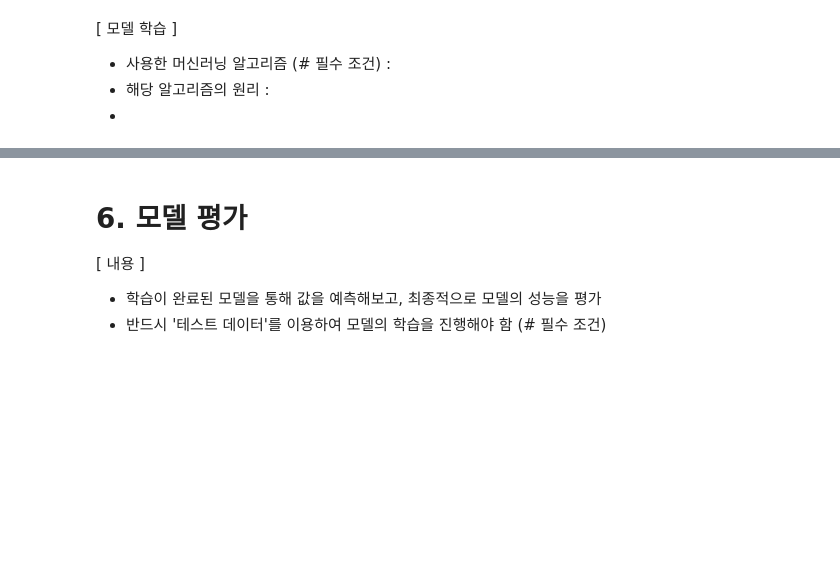
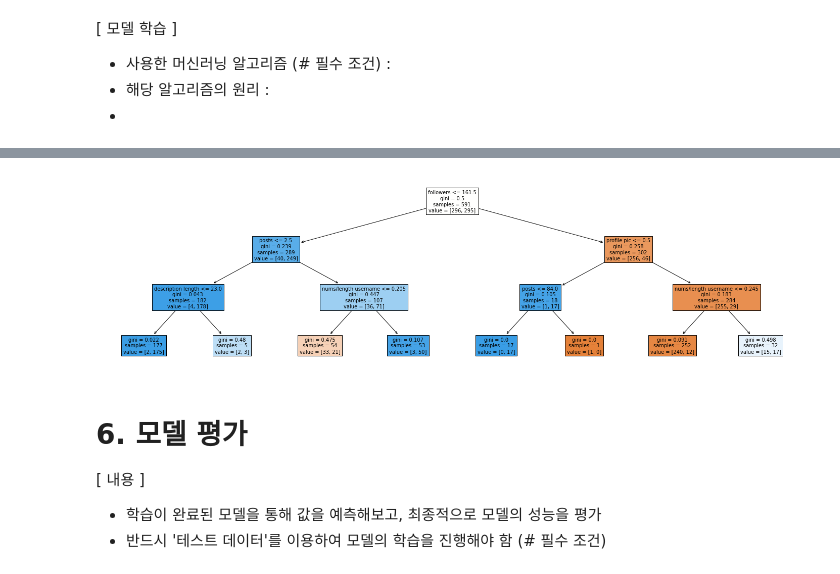
Before and after one commit to ckstmznf/2022-Sunrin-Ai-Project, a Jupyter notebook: 6조(20511_박희찬, 20514_여준혁)_인스타그램 팔로우수 예측.ipynb, the cells around one changed output, grey strips where cells are left out. Drawn from its saved outputs; the diff is of its cells as text; code cells hidden in the pictures; blank space fills up the shorter version.

```diff
--- a/6조(20511_박희찬, 20514_여준혁)_인스타그램 팔로우수 예측.ipynb
+++ b/6조(20511_박희찬, 20514_여준혁)_인스타그램 팔로우수 예측.ipynb
@@ -91,3 +208,12 @@
+# %%
+model_dtc = DecisionTreeClassifier(max_depth=3, random_state=1)
+model_dtc.fit(train_input, train_target)
+
+plt.figure(figsize=(25, 7))
+plot_tree(model_dtc, filled=True, feature_names=["profile pic", "nums/length username", "fullname words", "nums/length fullname", "name==username", "description length", "external URL", "private", "posts", "followers", "follows"])
+plt.show()
+# %% [output]
+[figure, added]
 # %% [markdown]
 # 6. 모델 평가
 
```
Also changed, not shown: parts of 8 cells of this notebook.
